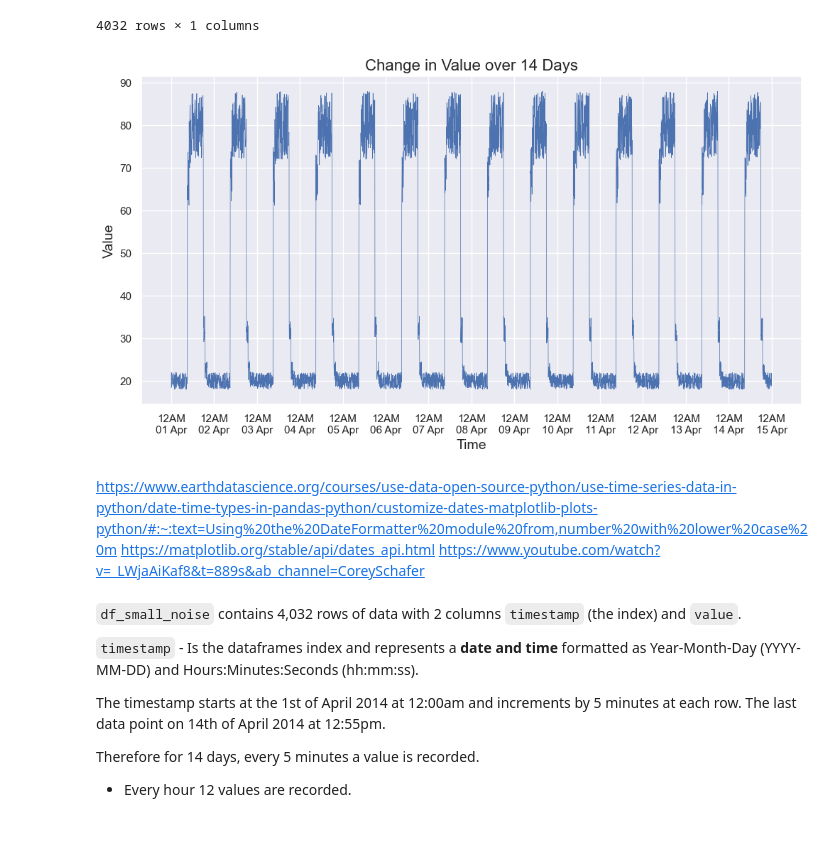
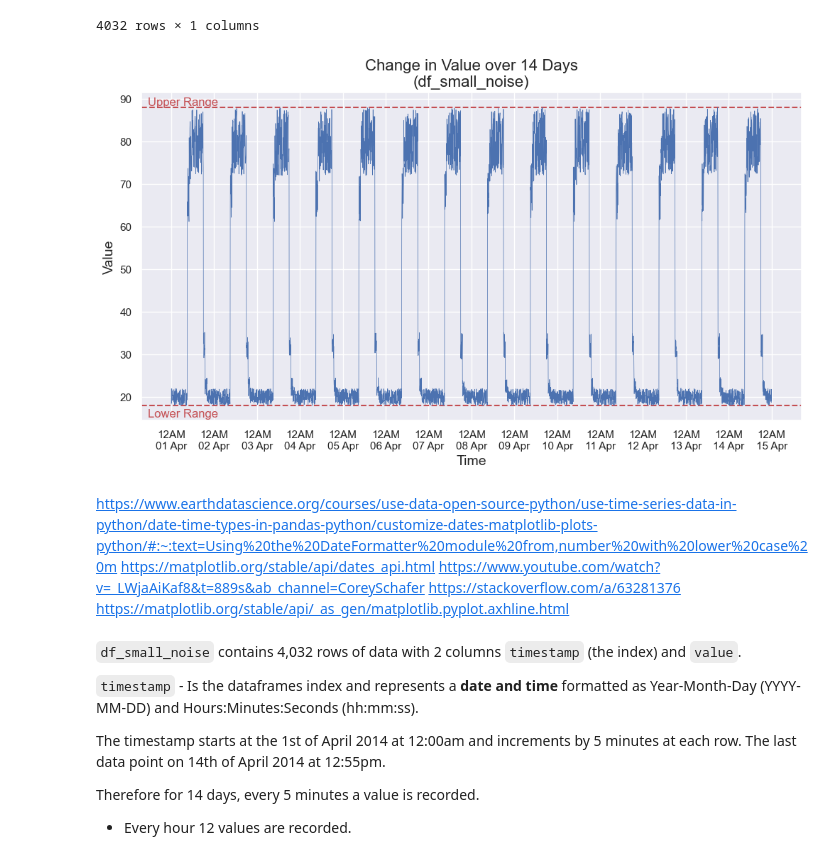
Before and after one commit to ShaneOG2/machstat-assessment, a Jupyter notebook: Practicals/Machine Learning Project Notebook.ipynb, the cells around one changed output. Cells and saved outputs as stored; diff of their text form; code cells hidden in the pictures; blank space fills up the shorter version.

```diff
--- a/Practicals/Machine Learning Project Notebook.ipynb
+++ b/Practicals/Machine Learning Project Notebook.ipynb
@@ -77,32 +77,42 @@ df_small_noise
 # %%
 # Graph style
 sns.set(style="darkgrid")
 
 # Set figure size
 fig, ax = plt.subplots(figsize=(12,6))
 
 # Add title
-plt.title("Change in Value over 14 Days", fontsize=16)
+plt.title("Change in Value over 14 Days\n(df_small_noise)", fontsize=16)
 
 # Add x and y labels
 plt.xlabel('Time', fontsize=14)
 plt.ylabel('Value', fontsize=14)
 
 # Define the date format
 date_form = mdates.DateFormatter("12AM\n%d %b")
 ax.xaxis.set_major_formatter(date_form)
 
 # Set x-axis to 1 day intervals
 ax.xaxis.set_major_locator(mdates.DayLocator(interval=1))
 
+# Show red line at values range
+ax.axhline(y = 18, color = 'r', linestyle = '--')
+ax.axhline(y = 88, color = 'r', linestyle = '--')
+
+# Plot upper and lower range.
+plt.text(0.01, .96, 'Upper Range', color = 'r', transform=ax.transAxes)
+plt.text(0.01, .01, 'Lower Range', color = 'r', transform=ax.transAxes)
+
 # Plot Time vs Value
 plt.plot(df_small_noise.index, df_small_noise['value'], linewidth=0.5);
 # %% [output]
-[figure, old version]
+[figure, new version]
 # %% [markdown]
 https://www.earthdatascience.org/courses/use-data-open-source-python/use-time-series-data-in-python/date-time-types-in-pandas-python/customize-dates-matplotlib-plots-python/#:~:text=Using%20the%20DateFormatter%20module%20from,number%20with%20lower%20case%20m
 https://matplotlib.org/stable/api/dates_api.html
 https://www.youtube.com/watch?v=_LWjaAiKaf8&t=889s&ab_channel=CoreySchafer
+https://stackoverflow.com/a/63281376
+https://matplotlib.org/stable/api/_as_gen/matplotlib.pyplot.axhline.html
 # %% [markdown]
 `df_small_noise` contains 4,032 rows of data with 2 columns `timestamp` (the index) and `value`.
 
```
Also changed, not shown: parts of 13 cells of this notebook.
